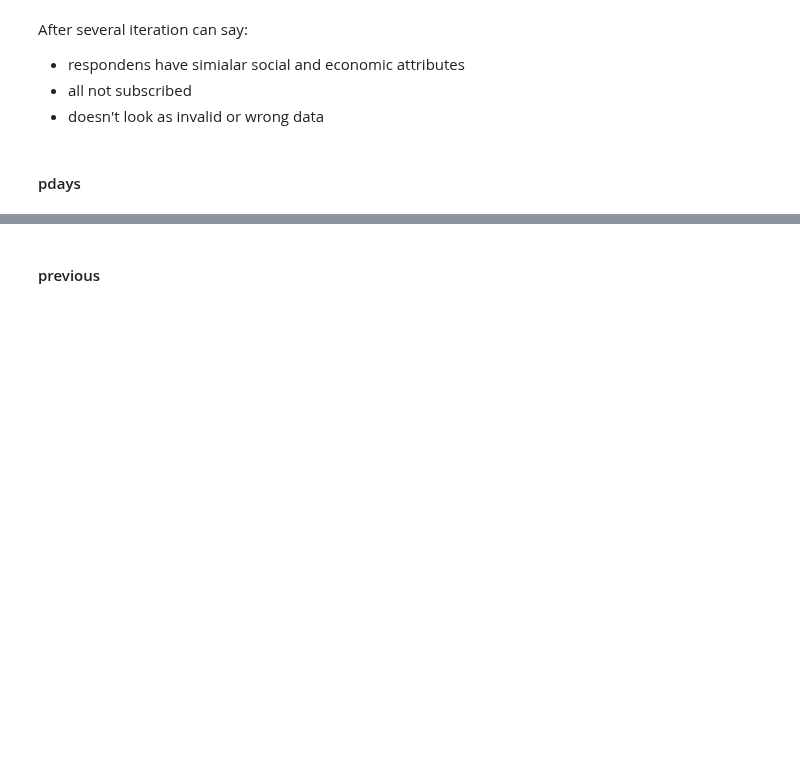
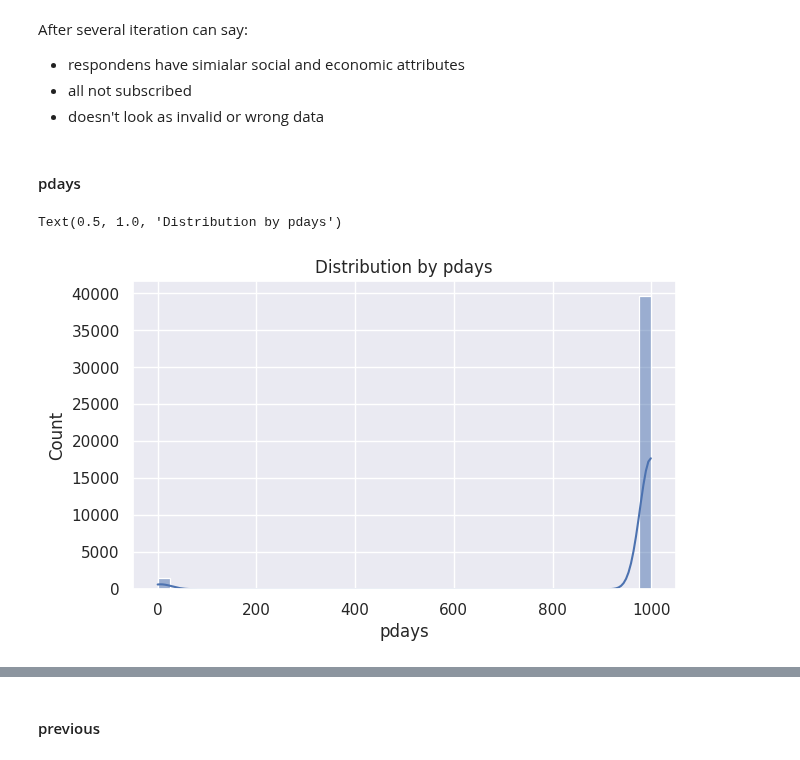
Before and after one commit to dmytrovelychko/rd_ds_python, a Jupyter notebook: cw.ipynb, the cells around one changed output, grey strips where cells are left out. Saved outputs shown, nothing was run; the diff lists cells and outputs as text; code cells hidden in the pictures; blank space fills up the shorter version.

Commit message:
pdays eda

```diff
--- a/cw.ipynb
+++ b/cw.ipynb
@@ -293,3 +293,10 @@ After several iteration can say:
 - doesn't look as invalid or wrong data
 # %% [markdown]
 #### pdays
+# %%
+plt.figure(figsize=(7,4))
+sns.histplot(df['pdays'], bins=40, kde=True)
+plt.title('Distribution by pdays')
+# %% [output]
+Text(0.5, 1.0, 'Distribution by pdays')
+[figure, added]
```
Also changed, not shown: parts of 5 cells of this notebook.
